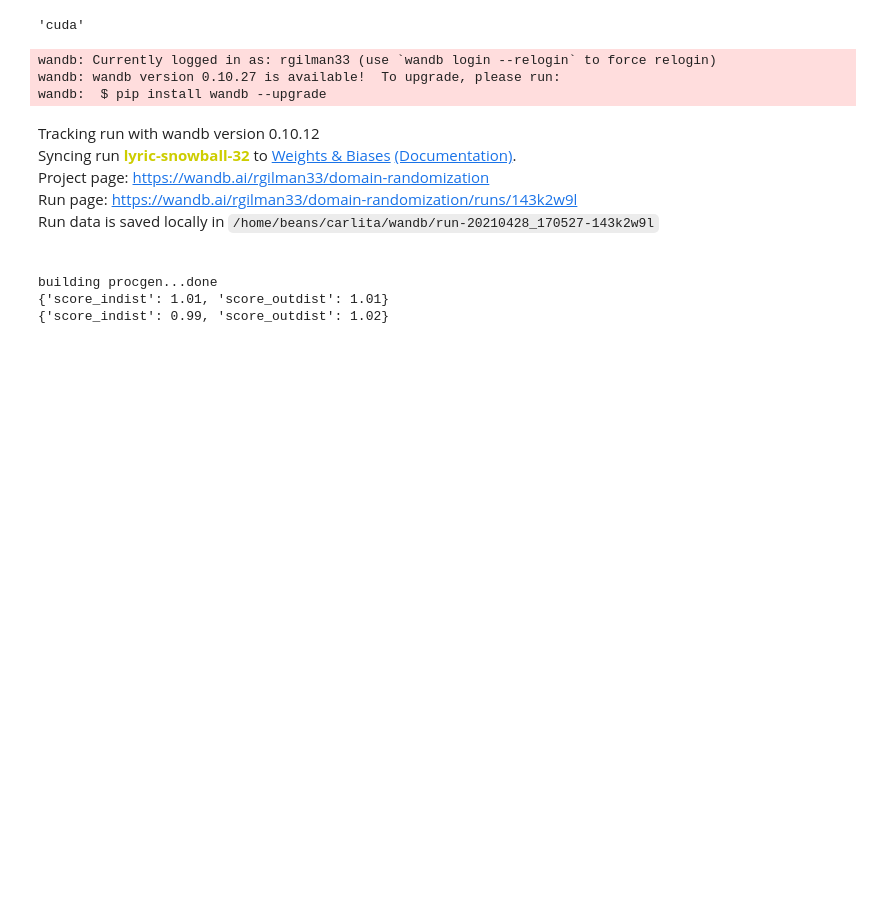
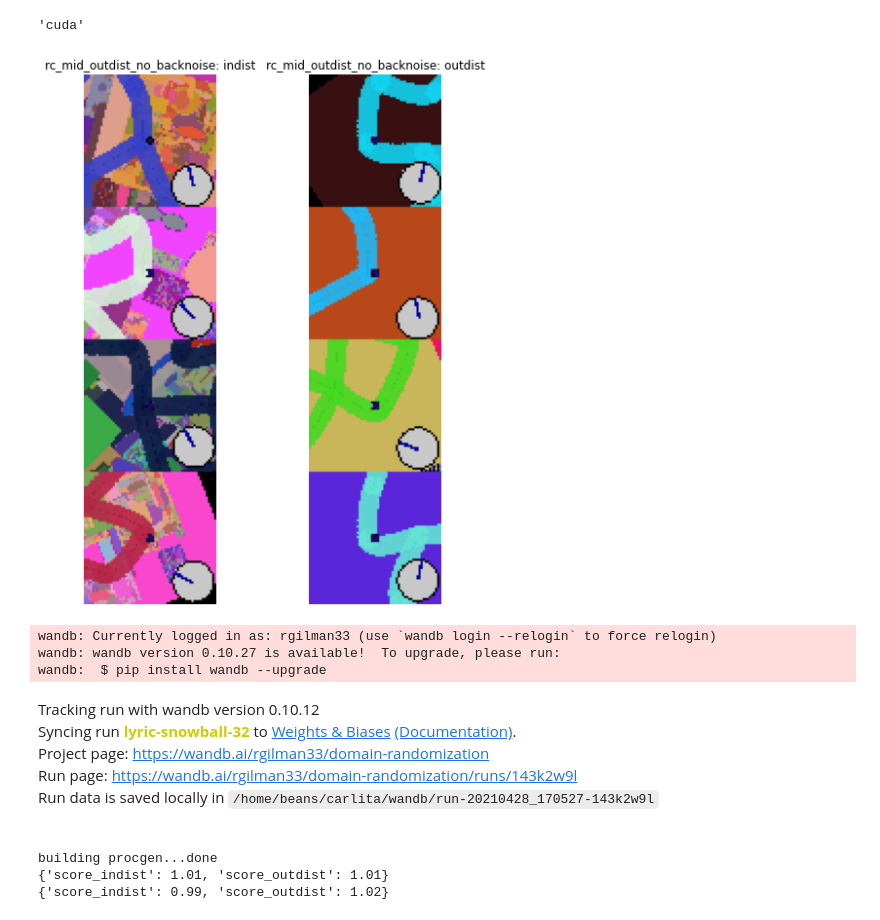
Before and after one commit to rgilman33/carlita, a Jupyter notebook: 1_carlita_train_DR_sweeps.ipynb, the cells around one changed output. Saved outputs shown, nothing was run; the diff lists cells and outputs as text; code cells hidden in the pictures; blank space fills up the shorter version.

```diff
--- a/1_carlita_train_DR_sweeps.ipynb
+++ b/1_carlita_train_DR_sweeps.ipynb
@@ -62,6 +46,33 @@ def get_env(dist, config):
                          color_theme=config['color_theme_'+dist],
                          color_theme_road=config['color_theme_road_'+dist],
                          background_noise_level=config['background_noise_level_'+dist])
+# %%
+config = configs[0]
+
+s = np.array([[.0,.0] for _ in range(bs)], dtype=np.float32)
+seq_len = 15
+N_IMGS = 4
+
+plt.figure(figsize=(20, 10))
+
+titles=['indist', 'outdist']
+
+for i, title in enumerate(titles):
+    ax = plt.subplot(1,5, i+1)
+    env = get_env(title, config)
+
+    for i in range(seq_len):
+        env.act(s)
+        rew, obs, first = env.observe()
+        img = obs['rgb']
+        img = np.concatenate(img[:N_IMGS],0)
+        info = env.get_info()
+
+    plt.imshow(img)
+    plt.title(f"{config['name']}: {title}")
+    plt.axis("off")
+# %% [output]
+[figure, added]
 # %%
 def testdrive(m, dist, use_autopilot, config):
     TRAINING_WHEELS_WINDOW = 10
```
Also changed, not shown: parts of 1 cell of this notebook, 2 other files.
